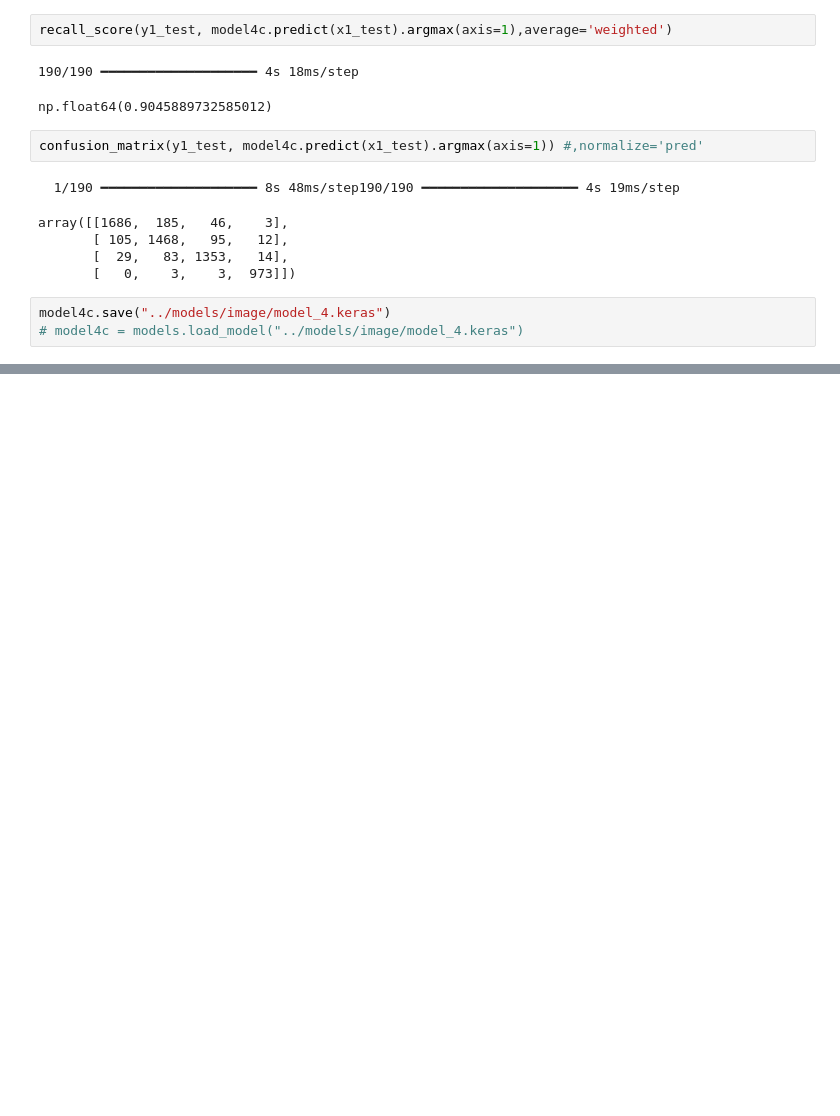
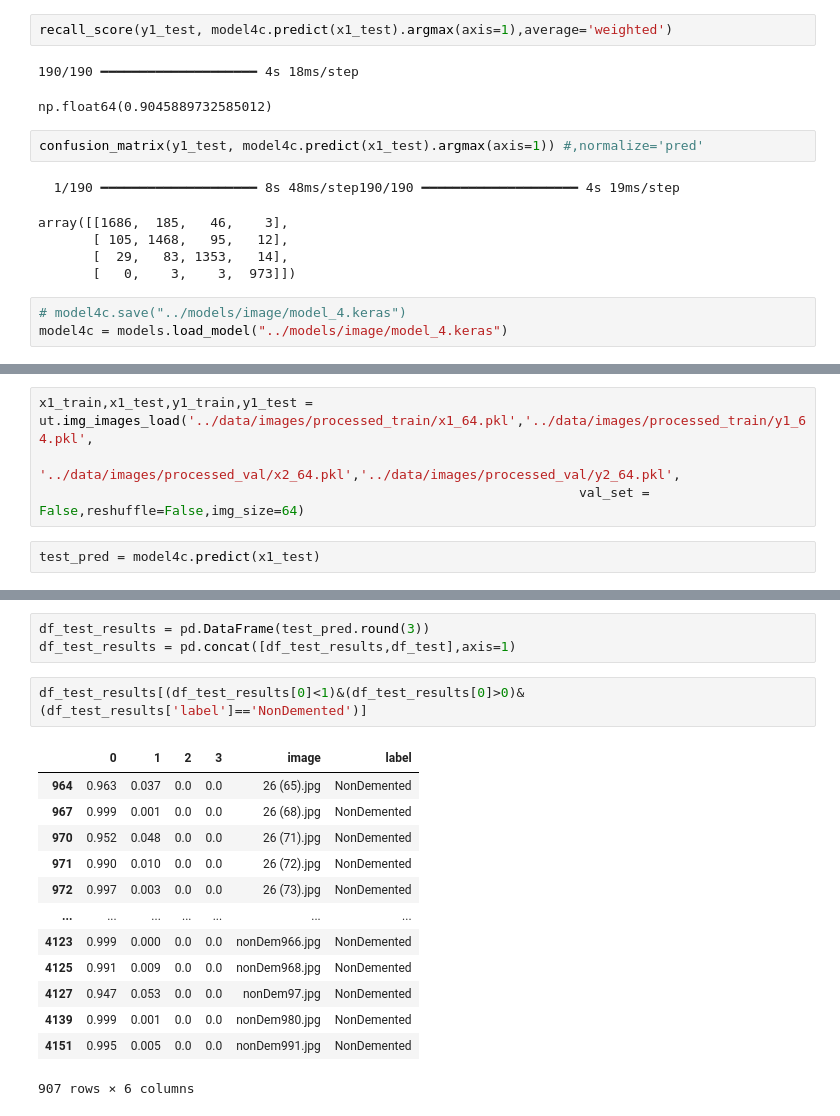
Before and after one commit to RauGarGom/ml_alzheimer_class, a Jupyter notebook: notebooks/img_model_4.ipynb, the cells around one changed output, grey strips where cells are left out. Cells and saved outputs as stored; diff of their text form; blank space fills up the shorter version.

```diff
--- a/notebooks/img_model_4.ipynb
+++ b/notebooks/img_model_4.ipynb
@@ -406,5 +409,5 @@ array([[1686,  185,   46,    3],
        [  29,   83, 1353,   14],
        [   0,    3,    3,  973]])
 # %%
-model4c.save("../models/image/model_4.keras")
-# model4c = models.load_model("../models/image/model_4.keras")
+# model4c.save("../models/image/model_4.keras")
+model4c = models.load_model("../models/image/model_4.keras")
@@ -410,0 +482,6 @@ model4c.save("../models/image/model_4.keras")
+# %%
+x1_train,x1_test,y1_train,y1_test = ut.img_images_load('../data/images/processed_train/x1_64.pkl','../data/images/processed_train/y1_64.pkl',
+                                                                     '../data/images/processed_val/x2_64.pkl','../data/images/processed_val/y2_64.pkl',
+                                                                     val_set = False,reshuffle=False,img_size=64)
+# %%
+test_pred = model4c.predict(x1_test)
@@ -410,0 +498,19 @@ model4c.save("../models/image/model_4.keras")
+# %%
+df_test_results = pd.DataFrame(test_pred.round(3))
+df_test_results = pd.concat([df_test_results,df_test],axis=1)
+# %%
+df_test_results[(df_test_results[0]<1)&(df_test_results[0]>0)&(df_test_results['label']=='NonDemented')]
+# %% [output]
+|  | 0 | 1 | 2 | 3 | image | label |
+| 964 | 0.963 | 0.037 | 0.0 | 0.0 | 26 (65).jpg | NonDemented |
+| 967 | 0.999 | 0.001 | 0.0 | 0.0 | 26 (68).jpg | NonDemented |
+| 970 | 0.952 | 0.048 | 0.0 | 0.0 | 26 (71).jpg | NonDemented |
+| 971 | 0.990 | 0.010 | 0.0 | 0.0 | 26 (72).jpg | NonDemented |
+| 972 | 0.997 | 0.003 | 0.0 | 0.0 | 26 (73).jpg | NonDemented |
+| ... | ... | ... | ... | ... | ... | ... |
+| 4123 | 0.999 | 0.000 | 0.0 | 0.0 | nonDem966.jpg | NonDemented |
+| 4125 | 0.991 | 0.009 | 0.0 | 0.0 | nonDem968.jpg | NonDemented |
+| 4127 | 0.947 | 0.053 | 0.0 | 0.0 | nonDem97.jpg | NonDemented |
+| 4139 | 0.999 | 0.001 | 0.0 | 0.0 | nonDem980.jpg | NonDemented |
+| 4151 | 0.995 | 0.005 | 0.0 | 0.0 | nonDem991.jpg | NonDemented |
+907 rows × 6 columns
```
Also changed, not shown: parts of 16 cells of this notebook, 7 other files.
